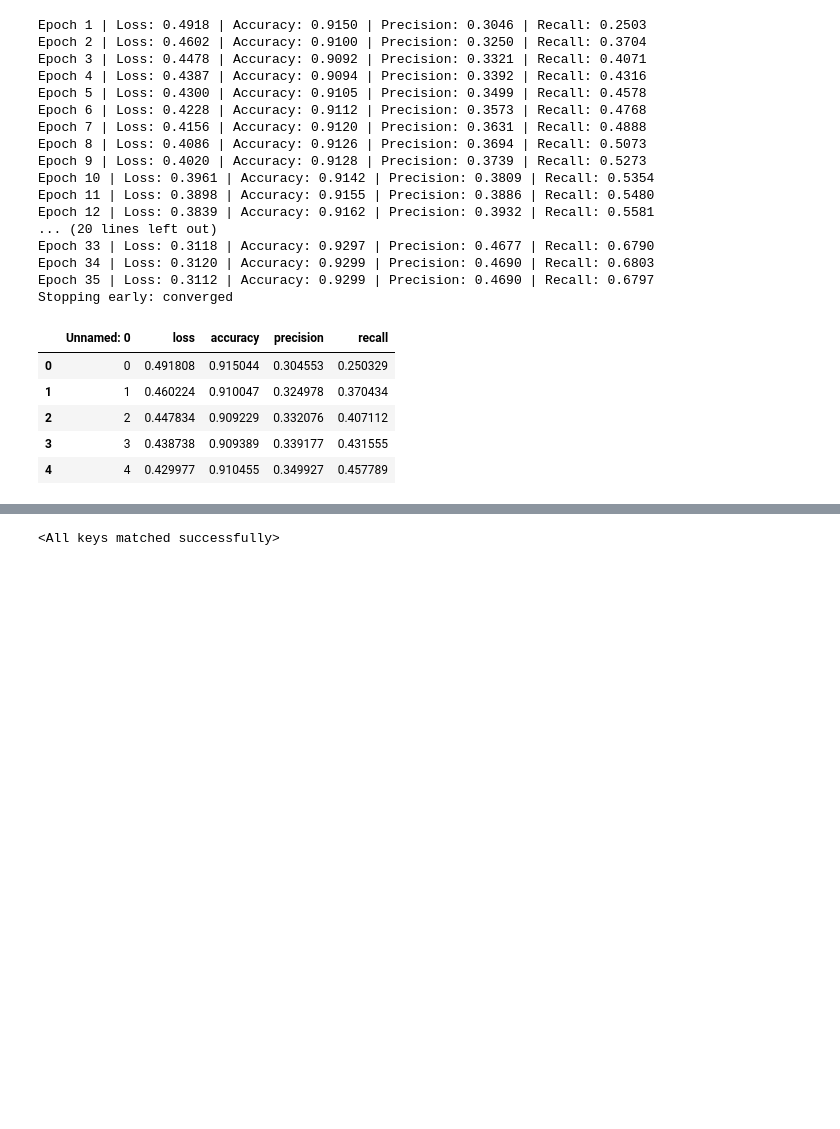
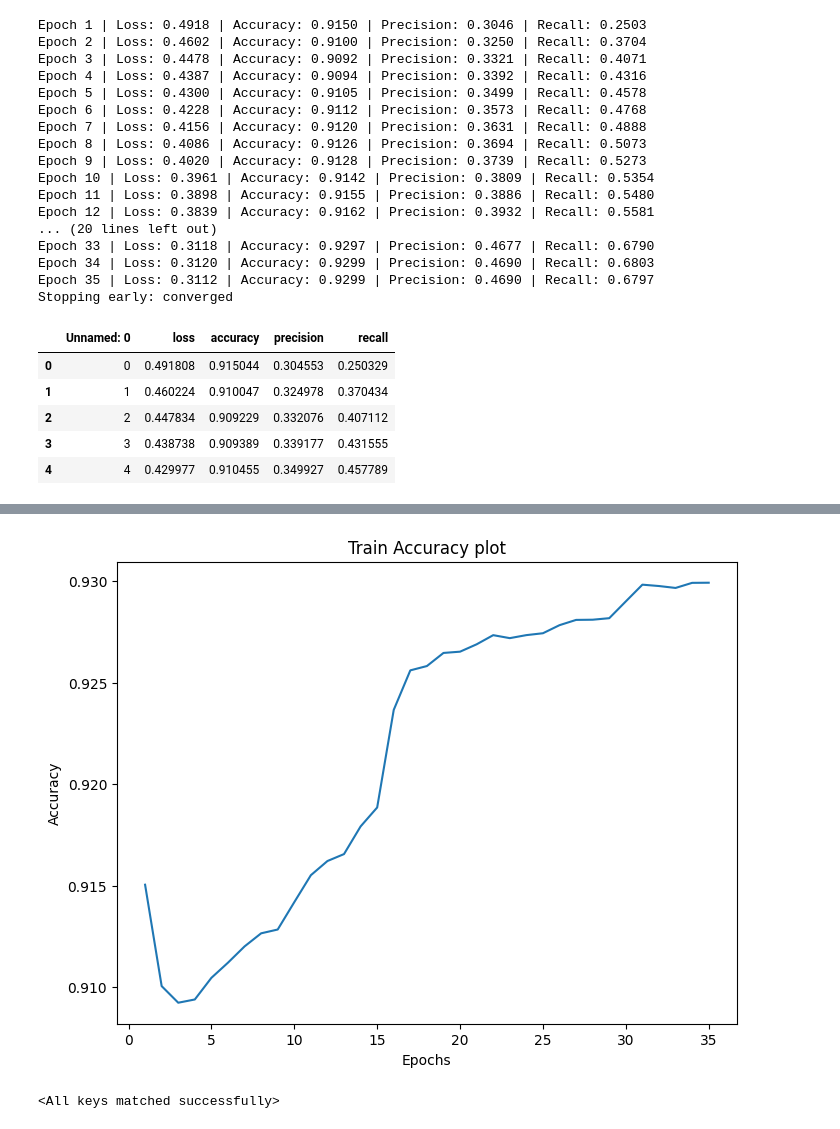
Before and after one commit to Anskira/Predicting-the-pathogenecity-of-genetic-variants, a Jupyter notebook: Notebooks/model_training.ipynb, the cells around one changed output, grey strips where cells are left out. Cells and saved outputs as stored; diff of their text form; code cells hidden in the pictures; blank space fills up the shorter version.

```diff
--- a/Notebooks/model_training.ipynb
+++ b/Notebooks/model_training.ipynb
@@ -360,4 +361,19 @@ plt.savefig('plots/Train loss curve_2.png')
 <Figure size 640x480 with 0 Axes>
+# %%
+#plotting the accuracy curve
+
+plt.figure(figsize=(8,6))
+
+x = np.arange(1,36,1)
+y = train_result['accuracy']
+
+plt.plot(x, y )
+plt.title('Train Accuracy plot')
+plt.xlabel('Epochs')
+plt.ylabel('Accuracy')
+plt.show()
+# %% [output]
+[figure, added]
 # %%
 #Load the saved model weights
 path = '/blue/egn6933/apatil2/model_checkpoints/complex_model_2/model_epoch_35.pt'
```
Also changed, not shown: parts of 10 cells of this notebook, 13 other files.
